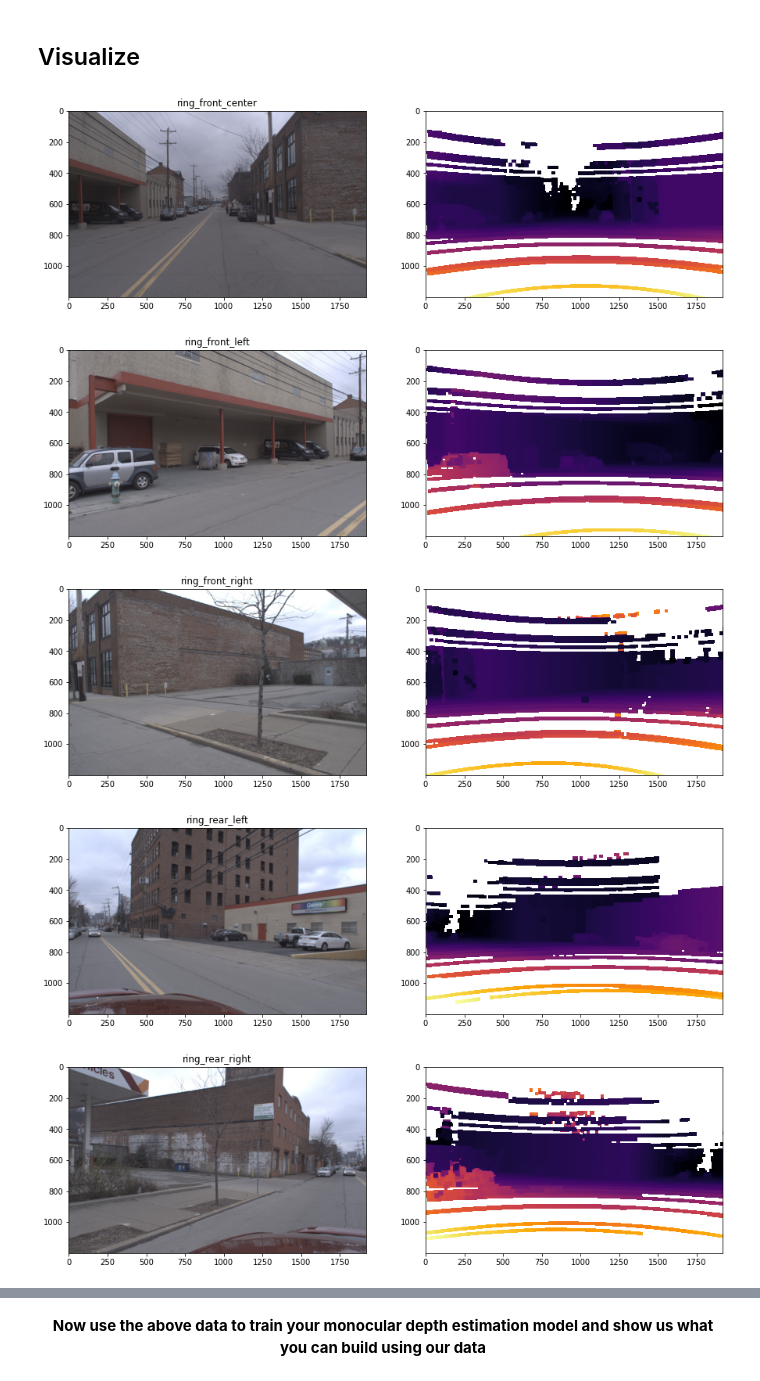
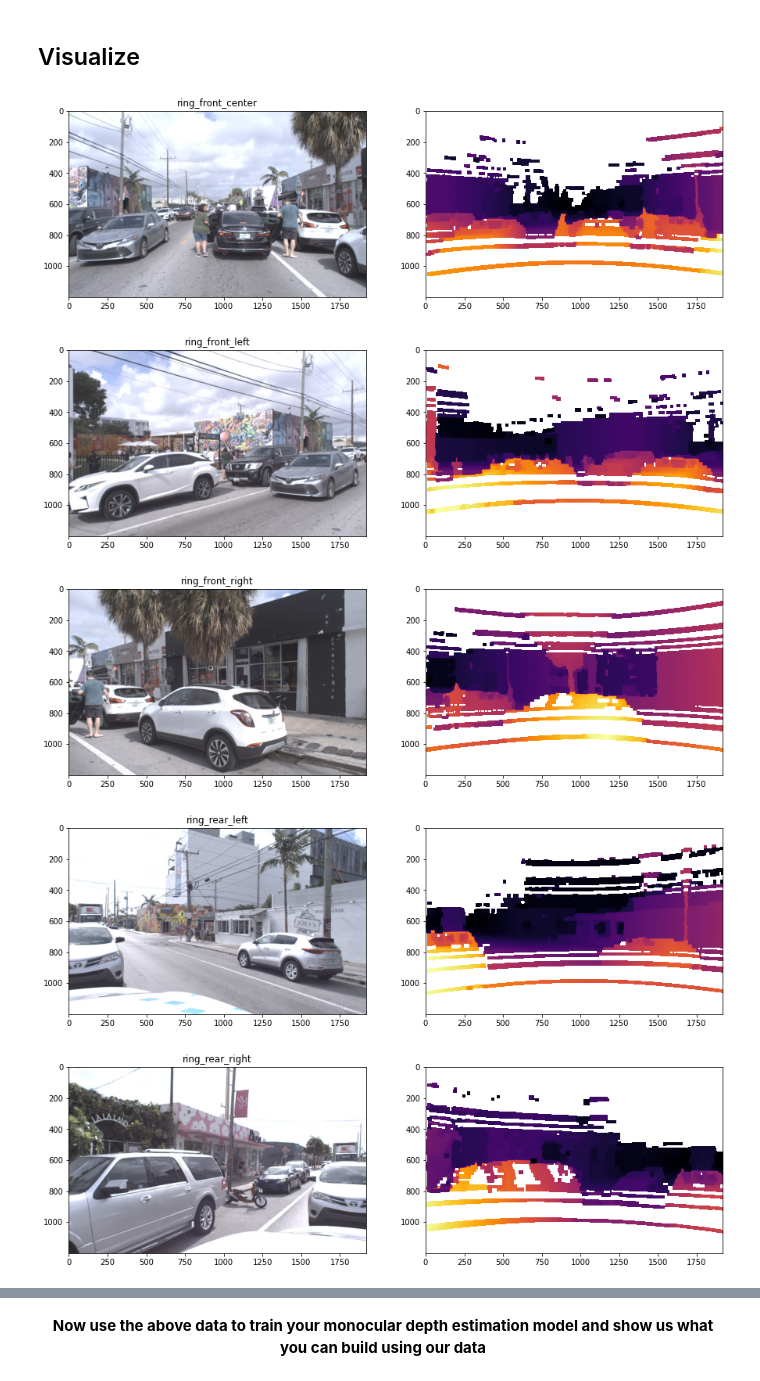
Before and after one commit to argoverse/argoverse-api, a Jupyter notebook: demo_usage/argoverse_depth_map_tutorial.ipynb, the cells around one changed output, grey strips where cells are left out. Drawn from its saved outputs; the diff is of its cells as text; code cells hidden in the pictures.

```diff
--- a/demo_usage/argoverse_depth_map_tutorial.ipynb
+++ b/demo_usage/argoverse_depth_map_tutorial.ipynb
@@ -273,38 +280,38 @@ WARNING:argoverse.data_loading.synchronization_database:No corresponding stereo
 def display_depthmap(img_name: str, log_id: str, data_path: str) -> None:
     """
     For the provided image name, log_id and data_path (either train or val path)
     visualize depth map from all the ring cameras
 
     """
     for camera_ID in RING_CAMERA_LIST:
         # Load images
         rgb_image_path = os.path.join(data_path, "rgb", log_id, camera_ID, img_name)
         depth_image_path = os.path.join(data_path, "depth", log_id, camera_ID, img_name)
         rgb_image = cv2.cvtColor(
             cv2.imread(rgb_image_path, cv2.IMREAD_UNCHANGED), cv2.COLOR_BGR2RGB
         )
         depth_image = cv2.imread(depth_image_path, cv2.IMREAD_UNCHANGED) / 256
         # Dilate for better visualization
         dilated_depth_image = cv2.dilate(
             depth_image, kernel=np.ones((2, 2), np.uint8), iterations=30
         )
 
         plt.figure(figsize=(15, 7))
         plt.subplot(121)
         plt.imshow(rgb_image)
         plt.title(camera_ID)
         plt.subplot(122)
         plt.imshow(1 / dilated_depth_image, cmap="inferno")
         plt.show()
 
-
-img_name = "20.png"
-log_id = "230970eb-dc2e-3133-b252-ff3c6f5d4284"
+# Modify if needed
+img_name = "30.png"
+log_id = "043aeba7-14e5-3cde-8a5c-639389b6d3a6"
 data_path = f"{output_save_path}/train/"
 display_depthmap(img_name, log_id, data_path)
 # %% [output]
-[figure, old version]
+[figure, new version]
-[figure, old version]
+[figure, new version]
-[figure, old version]
+[figure, new version]
-[figure, old version]
+[figure, new version]
-[figure, old version]
+[figure, new version]
```
Also changed, not shown: parts of 6 cells of this notebook.
